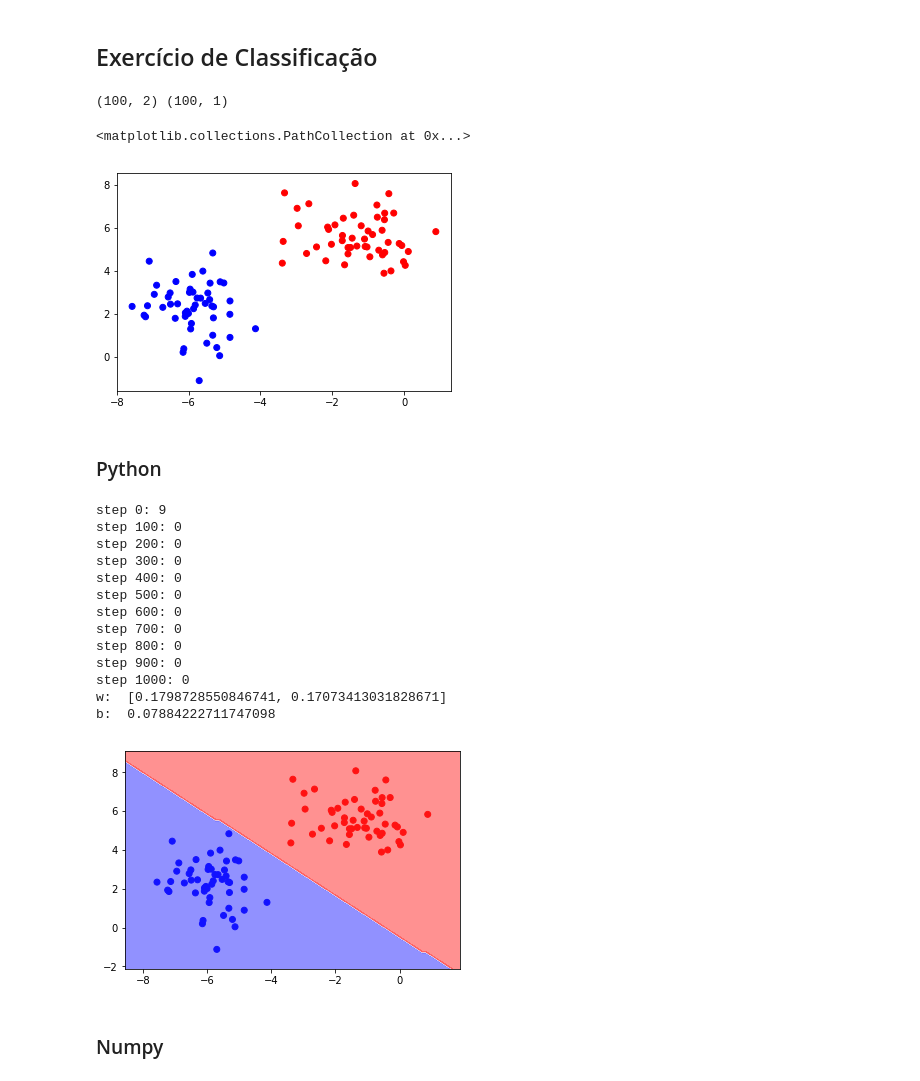
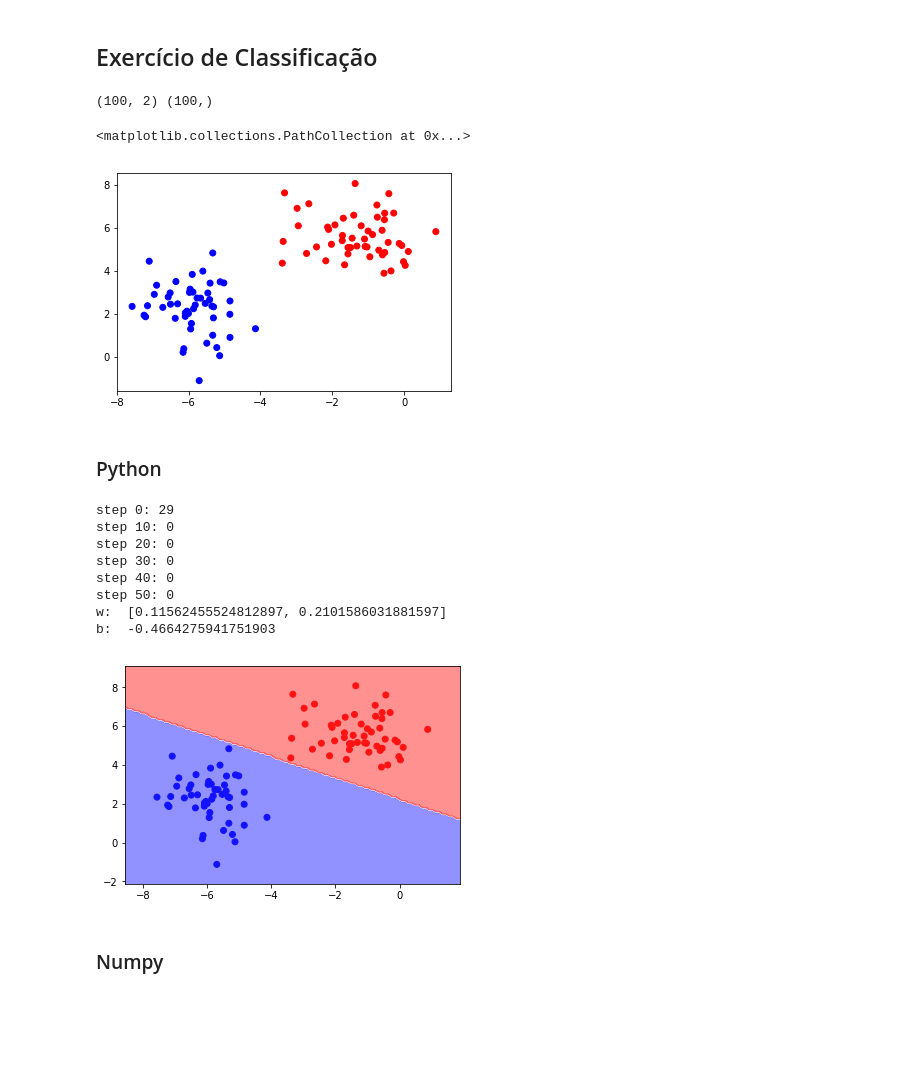
Before and after one commit to arnaldog12/Manual-Pratico-Deep-Learning, a Jupyter notebook: Perceptron.ipynb, the cells around one changed output. Saved outputs shown, nothing was run; the diff lists cells and outputs as text; code cells hidden in the pictures; blank space fills up the shorter version.

```diff
--- a/Perceptron.ipynb
+++ b/Perceptron.ipynb
@@ -103,7 +103,7 @@ Repare, como dito lá em cima, que __a atualização dos pesos e bias é feito a
 # %%
 x = np.array([[0, 0], [0, 1], [1, 0], [1, 1]])
 #y = np.array([0, 1, 1, 1]) # porta OR
-y = np.array([[0, 0, 0, 1]]).T # porta AND
+y = np.array([0, 0, 0, 1]).T # porta AND
 
 print(x.shape, y.shape)
 # %% [output]
@@ -155,19 +152,18 @@ y_pred: [[-0.33440497]
 ### Numpy
 # %%
 D = x.shape[1]
-w = 2*np.random.random((1, D))-1
+w = 2*np.random.random(size=D)-1
 b = 2*np.random.random()-1
 
 learning_rate = 1e-2
 
-for step in range(100):
+for step in range(101):
     cost = 0
-    for x_i, y_i in zip(x, y):
-        x_i = x_i.reshape(1, D)
-        y_pred = np.dot(x_i, w.T) + b
+    for x_n, y_n in zip(x, y):
+        y_pred = np.dot(x_n, w) + b
         y_pred = np.where(y_pred > 0, 1, 0)
-        error = y_i - y_pred
-        w = w + learning_rate*np.dot(error.T, x_i)
+        error = y_n - y_pred
+        w = w + learning_rate*np.dot(error, x_n)
         b = b + learning_rate*error
         cost += error**2
 
@@ -176,5 +172,5 @@ for step in range(100):
 
 print('w: ', w)
 print('b: ', b)
-print('y_pred: {0}'.format(np.dot(w, x.T)+b))
+print('y_pred: {0}'.format(np.dot(x, w)+b))
 # %% [output]
@@ -195,12 +192,11 @@ y_pred: [[-0.30928447 -0.29161018 -0.01120965  0.00646464]]
 ## Exercício de Classificação
 # %%
 x, y = make_blobs(n_samples=100, n_features=2, centers=2, random_state=1234)
-y = y.reshape(-1, 1)
 
 print(x.shape, y.shape)
 plt.scatter(x[:,0], x[:,1], c=y.ravel(), cmap='bwr')
 # %% [output]
-(100, 2) (100, 1)
+(100, 2) (100,)
 <matplotlib.collections.PathCollection at 0x...>
 [figure]
 # %%
@@ -213,7 +209,7 @@ def plot_linear_classifier(x, y, w, b):
 
     plt.scatter(x[:,0], x[:,1], c=y.ravel(), cmap='bwr')
 
-    y_mesh = np.dot(x_mesh, w.T) + b
+    y_mesh = np.dot(x_mesh, np.array(w).reshape(1, -1).T) + b
     y_mesh = np.where(y_mesh <= 0, 0, 1)
 
     plt.contourf(x1, x2, y_mesh.reshape(x1.shape), cmap='bwr', alpha=0.5)
@@ -223,43 +219,38 @@ def plot_linear_classifier(x, y, w, b):
 ### Python
 # %%
 D = x.shape[1]
-w = [2*random() - 1 for i in range(D)] # [1xD]
-b = 2*random() - 1 # [1x1]
+w = [2*random() - 1 for i in range(D)]
+b = 2*random() - 1
 
 learning_rate = 1e-2
 
-for step in range(1001):
+for step in range(51):
     cost = 0
-    for x_i, y_i in zip(x, y):
-        y_pred = sum([w[d]*x_i[d] for d in range(D)]) + b
+    for x_n, y_n in zip(x, y):
+        y_pred = sum([x_i*w_i for x_i, w_i in zip(x_n, w)]) + b
         y_pred = 1 if y_pred > 0 else 0
-        error = y_i[0] - y_pred
-        w = [w[d] + learning_rate*error*x_i[d] for d in range(D)]
+        error = y_n - y_pred
+        w = [w_i + learning_rate*error*x_i for x_i, w_i in zip(x_n, w)]
         b = b + learning_rate*error
         cost += error**2
 
-    if step%100 == 0:
+    if step%10 == 0:
         print('step {0}: {1}'.format(step, cost))
 
 print('w: ', w)
 print('b: ', b)
 
-plot_linear_classifier(x, y, np.array(w), b)
+plot_linear_classifier(x, y, w, b)
 # %% [output]
-step 0: 9
-step 100: 0
-step 200: 0
-step 300: 0
-step 400: 0
-step 500: 0
-step 600: 0
-step 700: 0
-step 800: 0
-step 900: 0
-step 1000: 0
-w:  [0.1798728550846741, 0.17073413031828671]
-b:  0.07884222711747098
+step 0: 29
+step 10: 0
+step 20: 0
+step 30: 0
+step 40: 0
+step 50: 0
+w:  [0.11562455524812897, 0.2101586031881597]
+b:  -0.4664275941751903
-[figure, old version]
+[figure, new version]
 # %% [markdown]
 ### Numpy
 # %%
```
Also changed, not shown: parts of 15 cells of this notebook.
